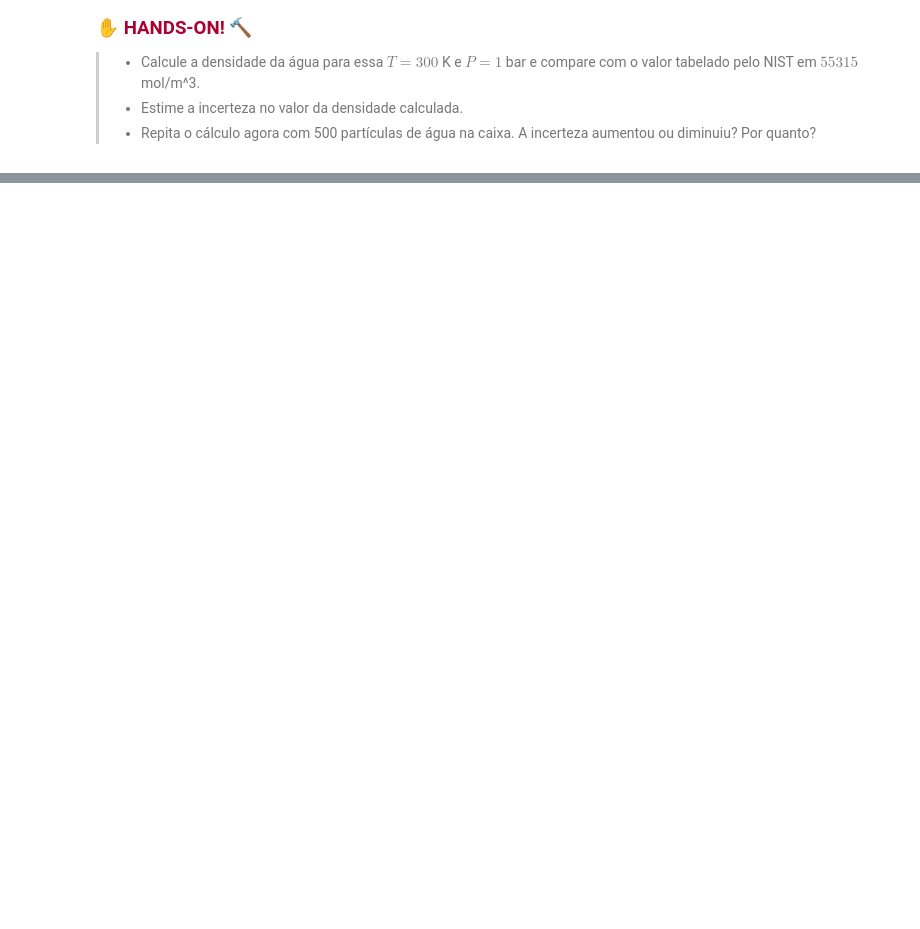
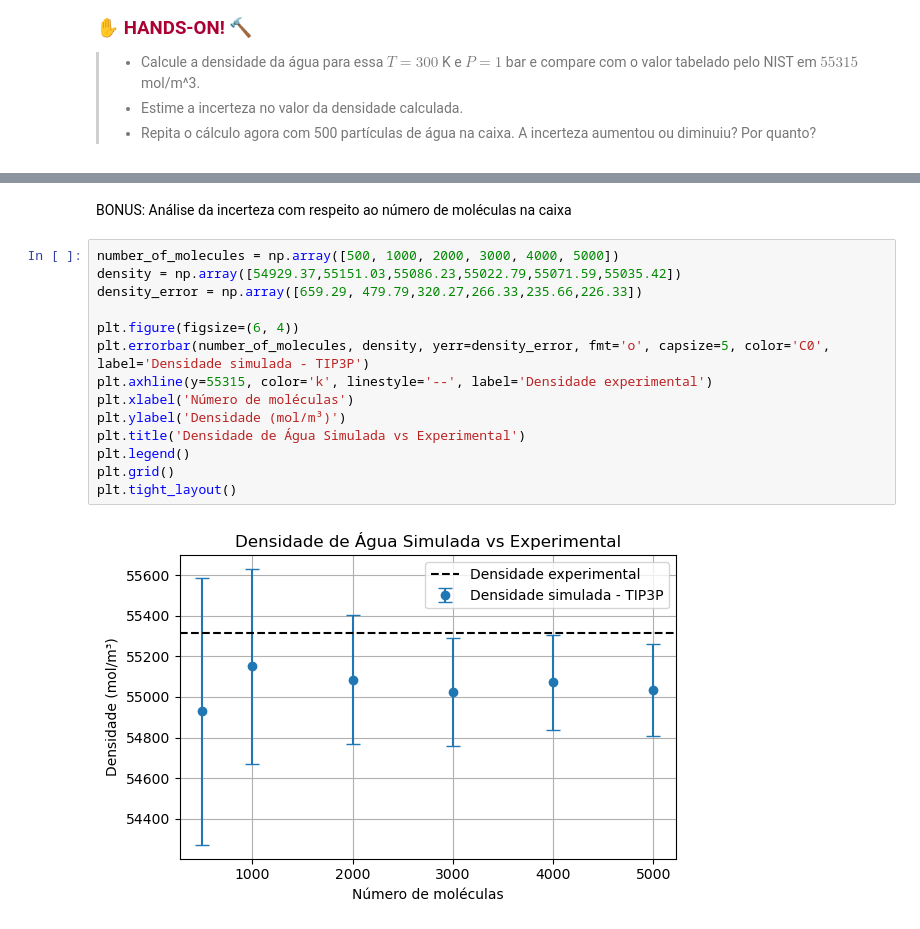
Before and after one commit to elvissoares/EQE595-SimMol, a Jupyter notebook: notebooks/Aula09-Agua_e_Campos_de_Forca.ipynb, the cells around one changed output, grey strips where cells are left out. Saved outputs shown, nothing was run; the diff lists cells and outputs as text; blank space fills up the shorter version.

```diff
--- a/notebooks/Aula09-Agua_e_Campos_de_Forca.ipynb
+++ b/notebooks/Aula09-Agua_e_Campos_de_Forca.ipynb
@@ -434,0 +673,18 @@ axs[2].plot(Varray,np.sqrt(1/(2*np.pi*sigmaV**2))*np.exp(-0.5*(Varray-Vmean)**2/
+# %% [markdown]
+BONUS: Análise da incerteza com respeito ao número de moléculas na caixa
+# %%
+number_of_molecules = np.array([500, 1000, 2000, 3000, 4000, 5000])
+density = np.array([54929.37,55151.03,55086.23,55022.79,55071.59,55035.42])
+density_error = np.array([659.29, 479.79,320.27,266.33,235.66,226.33])
+
+plt.figure(figsize=(6, 4))
+plt.errorbar(number_of_molecules, density, yerr=density_error, fmt='o', capsize=5, color='C0', label='Densidade simulada - TIP3P')
+plt.axhline(y=55315, color='k', linestyle='--', label='Densidade experimental')
+plt.xlabel('Número de moléculas')
+plt.ylabel('Densidade (mol/m³)')
+plt.title('Densidade de Água Simulada vs Experimental')
+plt.legend()
+plt.grid()
+plt.tight_layout()
+# %% [output]
+[figure, added]
```
Also changed, not shown: parts of 27 cells of this notebook, 1 other file.
